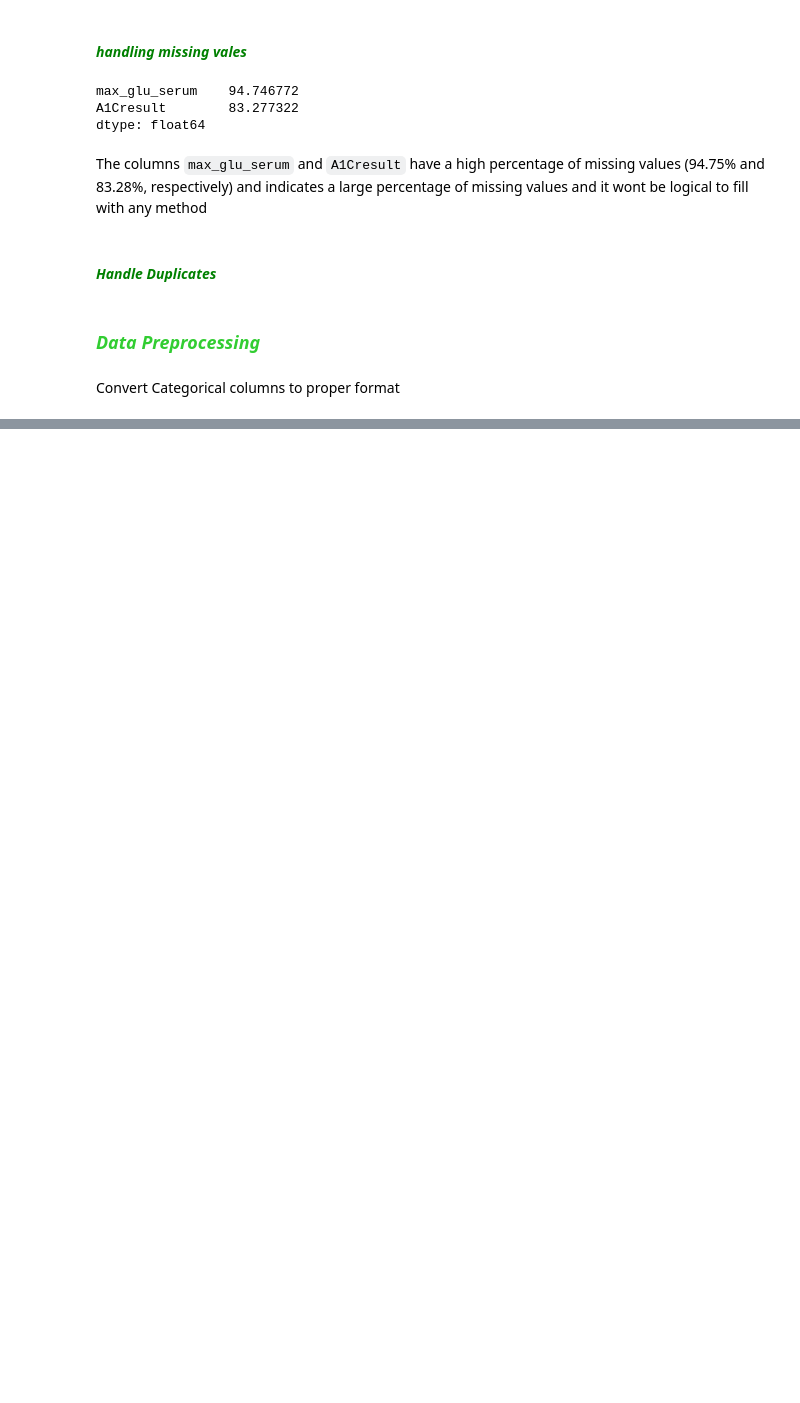
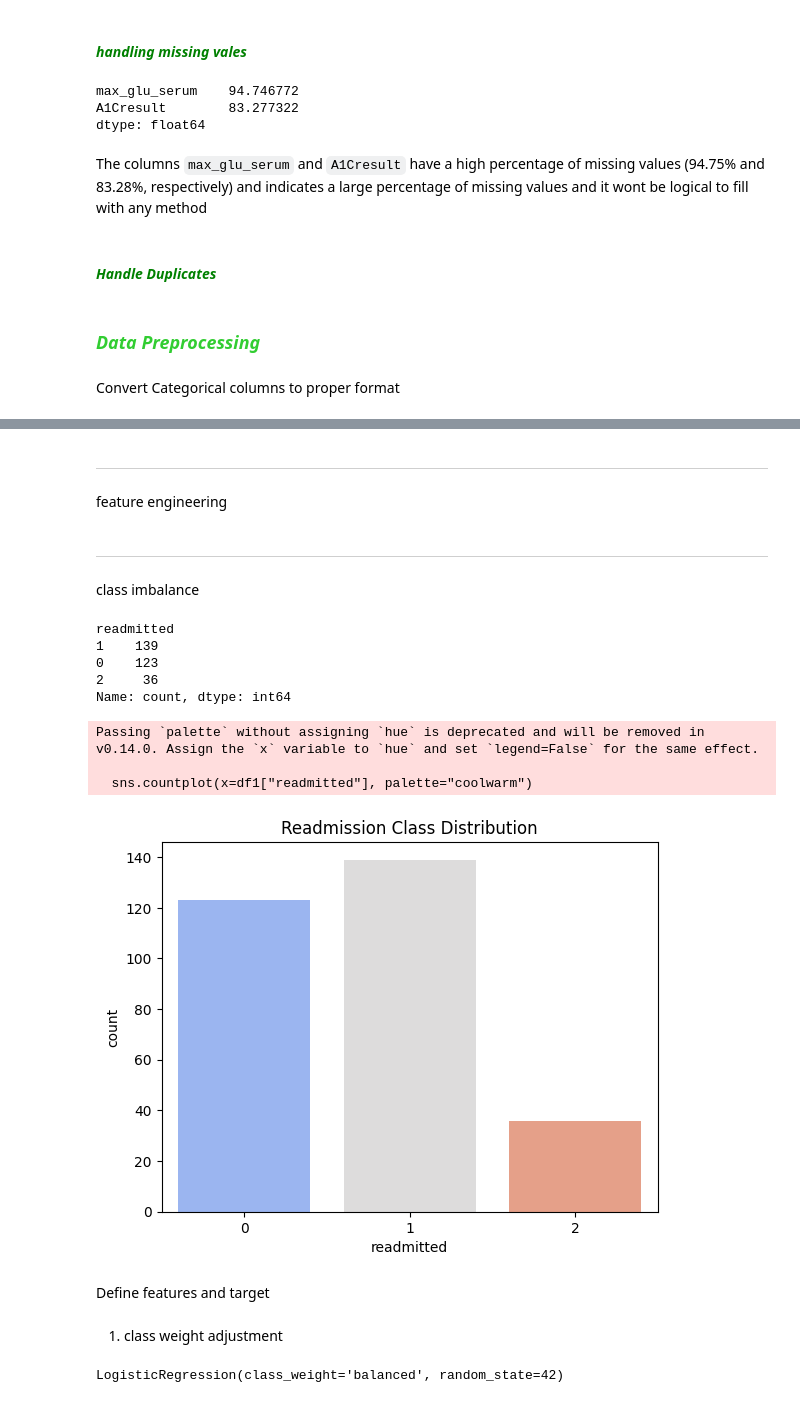
Before and after one commit to Jodhiamboapiyo/Diabetes_130-US_Hospitals_1999-2008, a Jupyter notebook: Notebooks/JohnMbego.ipynb, the cells around one changed output, grey strips where cells are left out. Saved outputs shown, nothing was run; the diff lists cells and outputs as text; code cells hidden in the pictures; blank space fills up the shorter version.

Commit message:
data prep,class imbalance

```diff
--- a/Notebooks/JohnMbego.ipynb
+++ b/Notebooks/JohnMbego.ipynb
@@ -171 +199,25 @@ Convert Categorical columns to proper format
+# %%
+# Convert categorical Yes/No columns to 0/1
+binary_cols = ['change', 'diabetesMed']
+df1[binary_cols] = df1[binary_cols].apply(lambda x: x.map({'No': 0, 'Ch': 1, 'Yes': 1}))
+
+# Apply One-Hot Encoding
+one_hot_cols = ['race', 'gender', 'payer_code', 'medical_specialty', 'max_glu_serum', 'A1Cresult']
+df1 = pd.get_dummies(df1, columns=one_hot_cols, drop_first=True)
+# %%
+# Apply Label Encoding for Drug Response Columns
+drug_cols = ['metformin', 'repaglinide', 'nateglinide', 'chlorpropamide', 'glimepiride',
+             'acetohexamide', 'glipizide', 'glyburide', 'tolbutamide', 'pioglitazone',
+             'rosiglitazone', 'acarbose', 'miglitol', 'troglitazone', 'tolazamide',
+             'examide', 'citoglipton', 'insulin', 'glyburide-metformin',
+             'glipizide-metformin', 'glimepiride-pioglitazone',
+             'metformin-rosiglitazone', 'metformin-pioglitazone']
+
+le = LabelEncoder()
+for col in drug_cols:
+    df1[col] = le.fit_transform(df1[col])
+
+# Apply Frequency Encoding for Diagnoses
+for col in ['diag_1', 'diag_2', 'diag_3']:
+    df1[col] = df1[col].map(df1[col].value_counts(normalize=True))
 # %%
@@ -172,0 +245,32 @@ df1[]
+# %%
+df1 = df1.astype({col: 'int64' for col in df1.select_dtypes(include=['bool']).columns})
+# %% [markdown]
+---
+# %% [markdown]
+feature engineering
+# %% [markdown]
+---
+# %% [markdown]
+class imbalance
+# %%
+import seaborn as sns
+import matplotlib.pyplot as plt
+# Check class distribution
+print(df1["readmitted"].value_counts())
+
+# Plot class distribution
+sns.countplot(x=df1["readmitted"], palette="coolwarm")
+plt.title("Readmission Class Distribution")
+plt.show()
+# %% [output]
+readmitted
+1    139
+0    123
+2     36
+Name: count, dtype: int64
+Passing `palette` without assigning `hue` is deprecated and will be removed in v0.14.0. Assign the `x` variable to `hue` and set `legend=False` for the same effect.
+
+  sns.countplot(x=df1["readmitted"], palette="coolwarm")
+[figure, added]
+# %% [markdown]
+Define features and target
@@ -172,0 +281,14 @@ df1[]
+# %% [markdown]
+1. class weight adjustment
+# %%
+from sklearn.linear_model import LogisticRegression
+from sklearn.model_selection import train_test_split
+
+# Train-test split
+X_train, X_test, y_train, y_test = train_test_split(X, y, test_size=0.2, random_state=42)
+
+# Train Logistic Regression with class weights
+model = LogisticRegression(class_weight="balanced", random_state=42)
+model.fit(X_train, y_train)
+# %% [output]
+LogisticRegression(class_weight='balanced', random_state=42)
```
Also changed, not shown: parts of 12 cells of this notebook.
